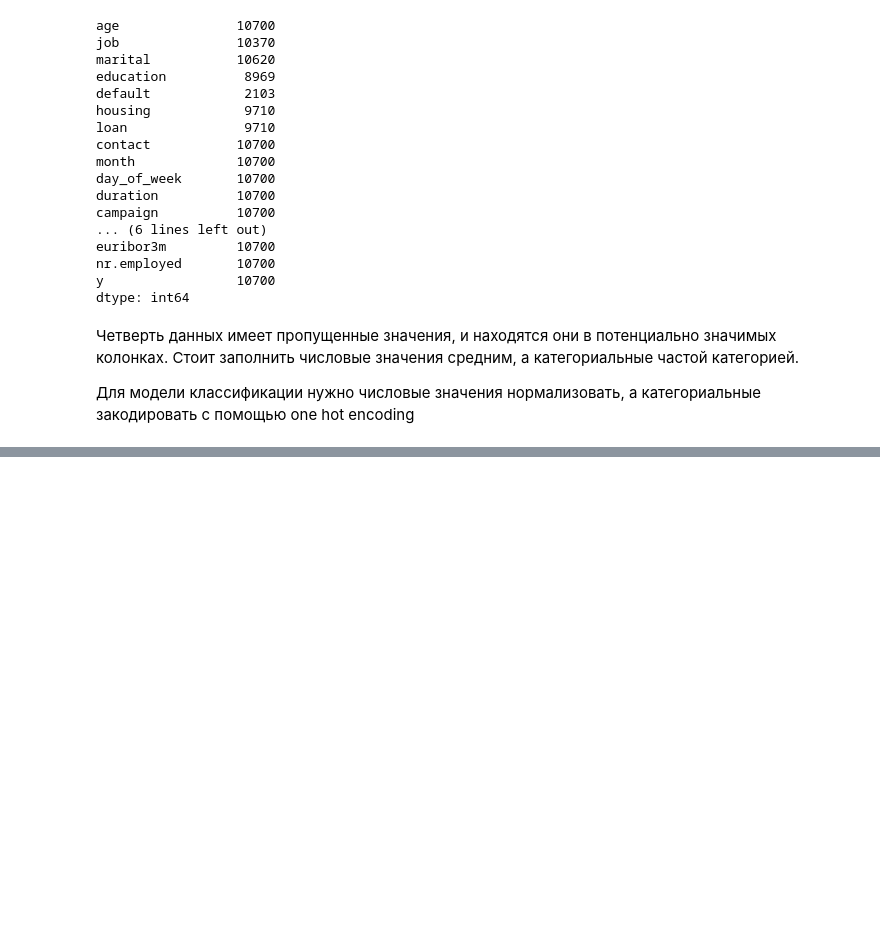
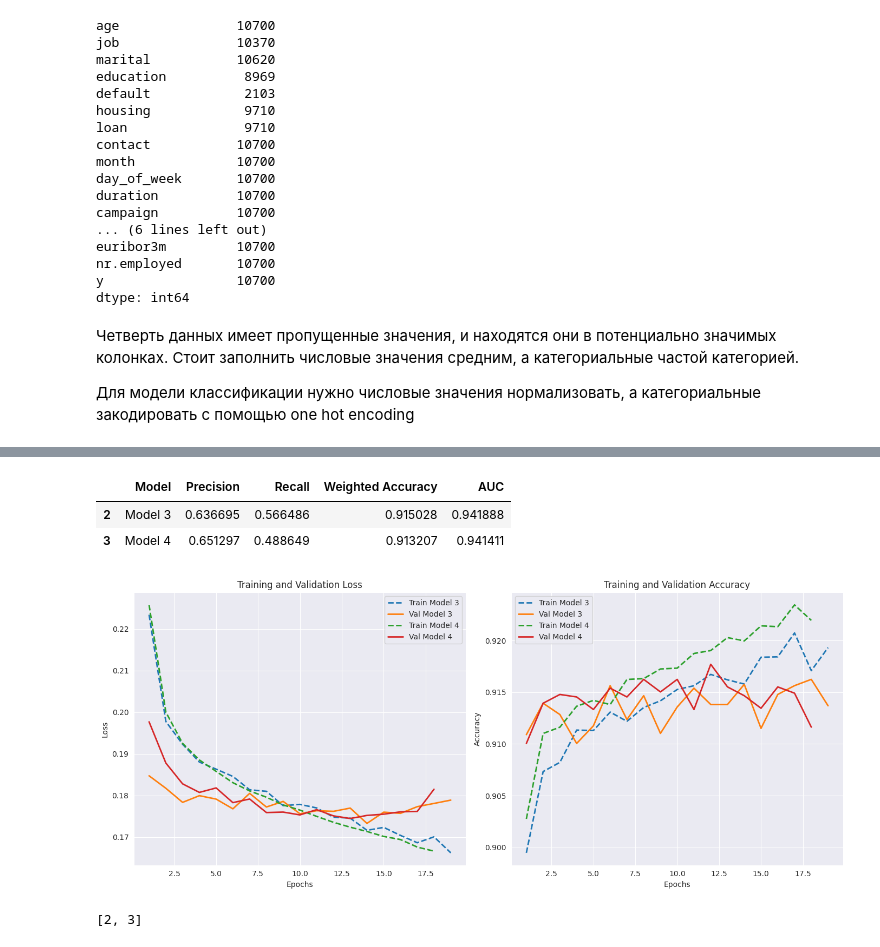
Before and after one commit to Hjklvfr/DataAnalysisMethods, a Jupyter notebook: analytics/notebooks/ml_lab4a.ipynb, the cells around one changed output, grey strips where cells are left out. Drawn from its saved outputs; the diff is of its cells as text; code cells hidden in the pictures; blank space fills up the shorter version.

```diff
--- a/analytics/notebooks/ml_lab4a.ipynb
+++ b/analytics/notebooks/ml_lab4a.ipynb
@@ -184,0 +192,3 @@ X_val, X_test, y_val, y_test = train_test_split(X_temp, y_temp, test_size=0.5, r
+# %%
+input_dim = X_train.shape[1]
+trained_models = []
@@ -184,0 +265,49 @@ X_val, X_test, y_val, y_test = train_test_split(X_temp, y_temp, test_size=0.5, r
+# %%
+top_models = results_df.sort_values(by='AUC', ascending=False).head(2)
+top_indices = top_models.index.tolist()
+top_models
+# %% [output]
+|  | Model | Precision | Recall | Weighted Accuracy | AUC |
+| 2 | Model 3 | 0.636695 | 0.566486 | 0.915028 | 0.941888 |
+| 3 | Model 4 | 0.651297 | 0.488649 | 0.913207 | 0.941411 |
+# %%
+def plot_training_history(model_histories, model_names):
+    plt.figure(figsize=(14, 6))
+
+    # График потерь (loss)
+    plt.subplot(1, 2, 1)
+    for i, (history, name) in enumerate(zip(model_histories, model_names)):
+        epochs = range(1, len(history.history['loss']) + 1)
+        plt.plot(epochs, history.history['loss'], label=f'Train {name}', linestyle='--', linewidth=2)
+        plt.plot(epochs, history.history['val_loss'], label=f'Val {name}', linewidth=2)
+    plt.title('Training and Validation Loss')
+    plt.xlabel('Epochs')
+    plt.ylabel('Loss')
+    plt.legend()
+    plt.grid(True)
+
+    # График точности (accuracy)
+    plt.subplot(1, 2, 2)
+    for i, (history, name) in enumerate(zip(model_histories, model_names)):
+        epochs = range(1, len(history.history['accuracy']) + 1)
+        plt.plot(epochs, history.history['accuracy'], label=f'Train {name}', linestyle='--', linewidth=2)
+        plt.plot(epochs, history.history['val_accuracy'], label=f'Val {name}', linewidth=2)
+    plt.title('Training and Validation Accuracy')
+    plt.xlabel('Epochs')
+    plt.ylabel('Accuracy')
+    plt.legend()
+    plt.grid(True)
+
+    plt.tight_layout()
+    plt.show()
+# %%
+top_histories = [trained_models[i][1] for i in top_indices]
+top_names = [f"Model {i+1}" for i in top_indices]
+
+plot_training_history(top_histories, top_names)
+# %% [output]
+[figure, added]
+# %%
+top_indices
+# %% [output]
+[2, 3]
```
Also changed, not shown: parts of 11 cells of this notebook, 4 other files.
